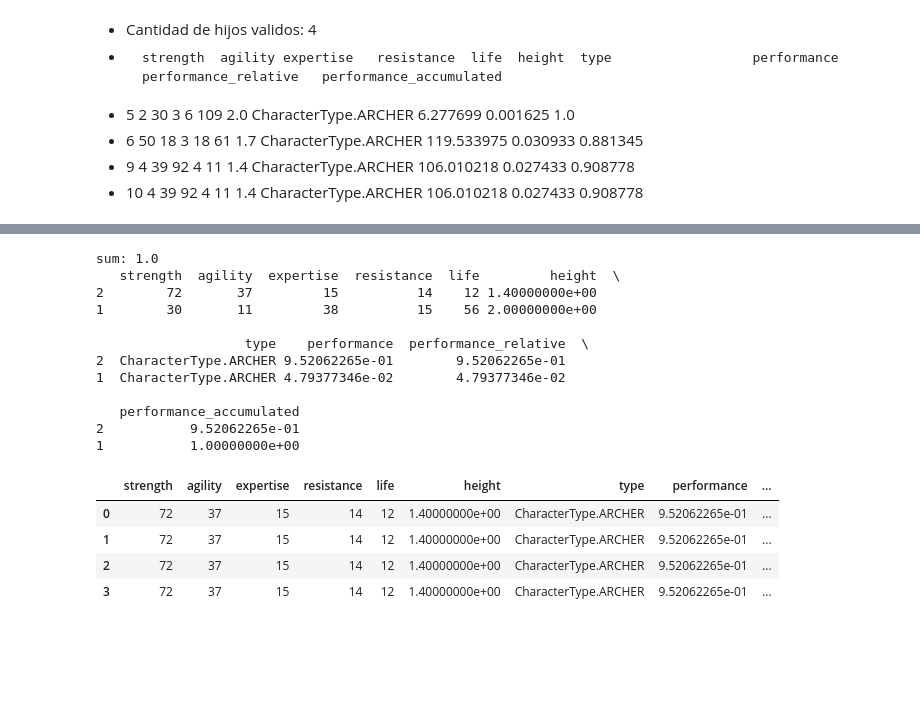
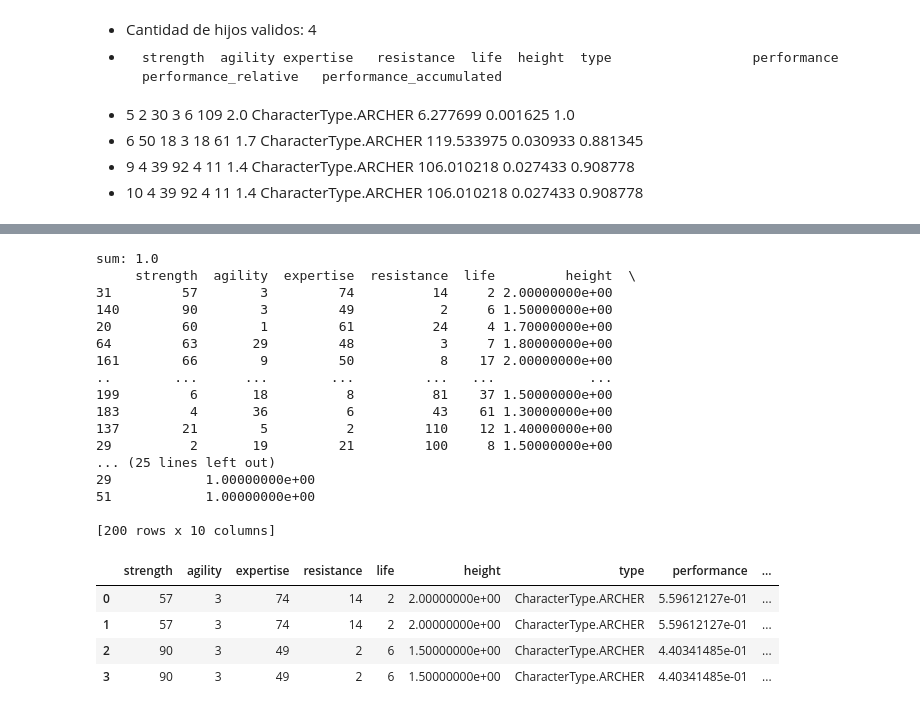
Before and after one commit to marianopm/sia-tp2, a Jupyter notebook: src/test.ipynb, the cells around one changed output, grey strips where cells are left out. Drawn from its saved outputs; the diff is of its cells as text; code cells hidden in the pictures; blank space fills up the shorter version.

```diff
--- a/src/test.ipynb
+++ b/src/test.ipynb
@@ -181,39 +229,44 @@ new_generation
 # %%
 import numpy as np
 from selection import boltzmann_selection
 
 # Example usage:
 
 max_generation = 18
 generation = 1
 k = 4                                  # Number of desired selected individuals.
 T_0 = 20                                 # Initial temperature.
 T_offset = 0.5                          # Offset value for temperature exponential function.
 reference_generation = max_generation   # Reference generation where 0 < (T_0 - T_offset) = 0.015 = deltaT is desired.
 deltaT = 0.015                          # 0 < (T_0 - T_offset) = deltaT at reference generation.
 m = - (np.log(deltaT) - np.log(T_0 - T_offset)) / reference_generation
 
-new_boltzmann_selection = boltzmann_selection(new_generation,k,generation,T_0,T_offset,m)
+new_boltzmann_selection = boltzmann_selection(poblacion_inicial,k,generation,T_0,T_offset,m)
 
 new_boltzmann_selection
 # %% [output]
 sum: 1.0
-   strength  agility  expertise  resistance  life         height  \
-2        72       37         15          14    12 1.40000000e+00
-1        30       11         38          15    56 2.00000000e+00
+     strength  agility  expertise  resistance  life         height  \
+31         57        3         74          14     2 2.00000000e+00
+140        90        3         49           2     6 1.50000000e+00
+20         60        1         61          24     4 1.70000000e+00
+64         63       29         48           3     7 1.80000000e+00
+161        66        9         50           8    17 2.00000000e+00
+..        ...      ...        ...         ...   ...            ...
+199         6       18          8          81    37 1.50000000e+00
+183         4       36          6          43    61 1.30000000e+00
+137        21        5          2         110    12 1.40000000e+00
+29          2       19         21         100     8 1.50000000e+00
+... (25 lines left out)
+29            1.00000000e+00
+51            1.00000000e+00
 
-                   type    performance  performance_relative  \
-2  CharacterType.ARCHER 9.52062265e-01        9.52062265e-01
-1  CharacterType.ARCHER 4.79377346e-02        4.79377346e-02
-
-   performance_accumulated
-2           9.52062265e-01
-1           1.00000000e+00
+[200 rows x 10 columns]
 |  | strength | agility | expertise | resistance | life | height | type | performance | ... |
-| 0 | 72 | 37 | 15 | 14 | 12 | 1.40000000e+00 | CharacterType.ARCHER | 9.52062265e-01 | ... |
-| 1 | 72 | 37 | 15 | 14 | 12 | 1.40000000e+00 | CharacterType.ARCHER | 9.52062265e-01 | ... |
-| 2 | 72 | 37 | 15 | 14 | 12 | 1.40000000e+00 | CharacterType.ARCHER | 9.52062265e-01 | ... |
-| 3 | 72 | 37 | 15 | 14 | 12 | 1.40000000e+00 | CharacterType.ARCHER | 9.52062265e-01 | ... |
+| 0 | 57 | 3 | 74 | 14 | 2 | 2.00000000e+00 | CharacterType.ARCHER | 5.59612127e-01 | ... |
+| 1 | 57 | 3 | 74 | 14 | 2 | 2.00000000e+00 | CharacterType.ARCHER | 5.59612127e-01 | ... |
+| 2 | 90 | 3 | 49 | 2 | 6 | 1.50000000e+00 | CharacterType.ARCHER | 4.40341485e-01 | ... |
+| 3 | 90 | 3 | 49 | 2 | 6 | 1.50000000e+00 | CharacterType.ARCHER | 4.40341485e-01 | ... |
 # %%
 from selection import deterministic_tournament_selection
 
```
Also changed, not shown: parts of 11 cells of this notebook, 1 other file.
